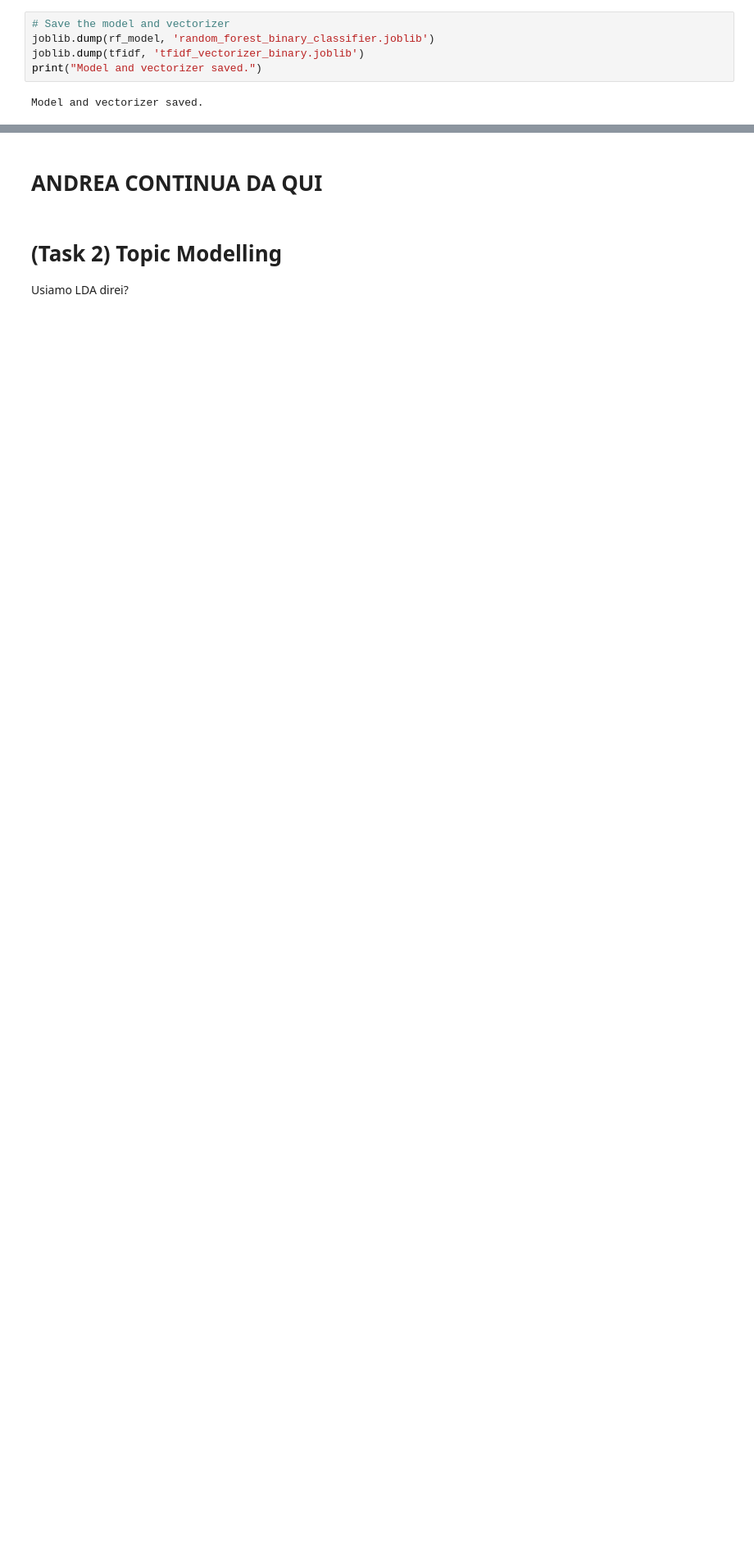
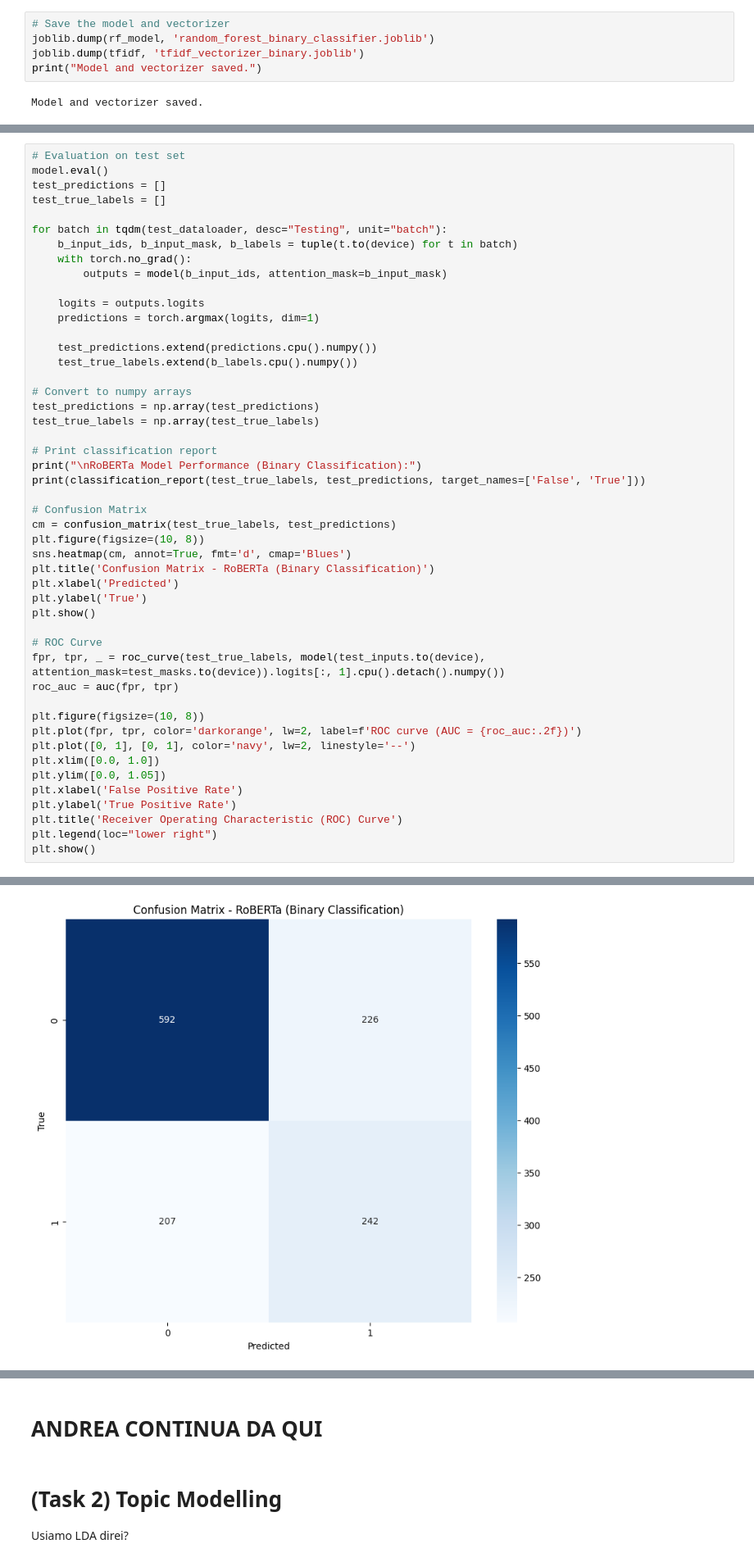
Before and after one commit to alexcri90/LIAR_TextMining_Bicocca, a Jupyter notebook: TM_Notebook.ipynb, the cells around one changed output, grey strips where cells are left out. Shown at 82% size. Saved outputs shown, nothing was run; the diff lists cells and outputs as text; blank space fills up the shorter version.

```diff
--- a/TM_Notebook.ipynb
+++ b/TM_Notebook.ipynb
@@ -891,0 +1034,49 @@ Model and vectorizer saved.
+# %%
+# Evaluation on test set
+model.eval()
+test_predictions = []
+test_true_labels = []
+
+for batch in tqdm(test_dataloader, desc="Testing", unit="batch"):
+    b_input_ids, b_input_mask, b_labels = tuple(t.to(device) for t in batch)
+    with torch.no_grad():
+        outputs = model(b_input_ids, attention_mask=b_input_mask)
+
+    logits = outputs.logits
+    predictions = torch.argmax(logits, dim=1)
+
+    test_predictions.extend(predictions.cpu().numpy())
+    test_true_labels.extend(b_labels.cpu().numpy())
+
+# Convert to numpy arrays
+test_predictions = np.array(test_predictions)
+test_true_labels = np.array(test_true_labels)
+
+# Print classification report
+print("\nRoBERTa Model Performance (Binary Classification):")
+print(classification_report(test_true_labels, test_predictions, target_names=['False', 'True']))
+
+# Confusion Matrix
+cm = confusion_matrix(test_true_labels, test_predictions)
+plt.figure(figsize=(10, 8))
+sns.heatmap(cm, annot=True, fmt='d', cmap='Blues')
+plt.title('Confusion Matrix - RoBERTa (Binary Classification)')
+plt.xlabel('Predicted')
+plt.ylabel('True')
+plt.show()
+
+# ROC Curve
+fpr, tpr, _ = roc_curve(test_true_labels, model(test_inputs.to(device), attention_mask=test_masks.to(device)).logits[:, 1].cpu().detach().numpy())
+roc_auc = auc(fpr, tpr)
+
+plt.figure(figsize=(10, 8))
+plt.plot(fpr, tpr, color='darkorange', lw=2, label=f'ROC curve (AUC = {roc_auc:.2f})')
+plt.plot([0, 1], [0, 1], color='navy', lw=2, linestyle='--')
+plt.xlim([0.0, 1.0])
+plt.ylim([0.0, 1.05])
+plt.xlabel('False Positive Rate')
+plt.ylabel('True Positive Rate')
+plt.title('Receiver Operating Characteristic (ROC) Curve')
+plt.legend(loc="lower right")
+plt.show()
+# %% [output]
@@ -891,0 +1092 @@ Model and vectorizer saved.
+[figure, added]
```
Also changed, not shown: parts of 8 cells of this notebook, 1 other file.
